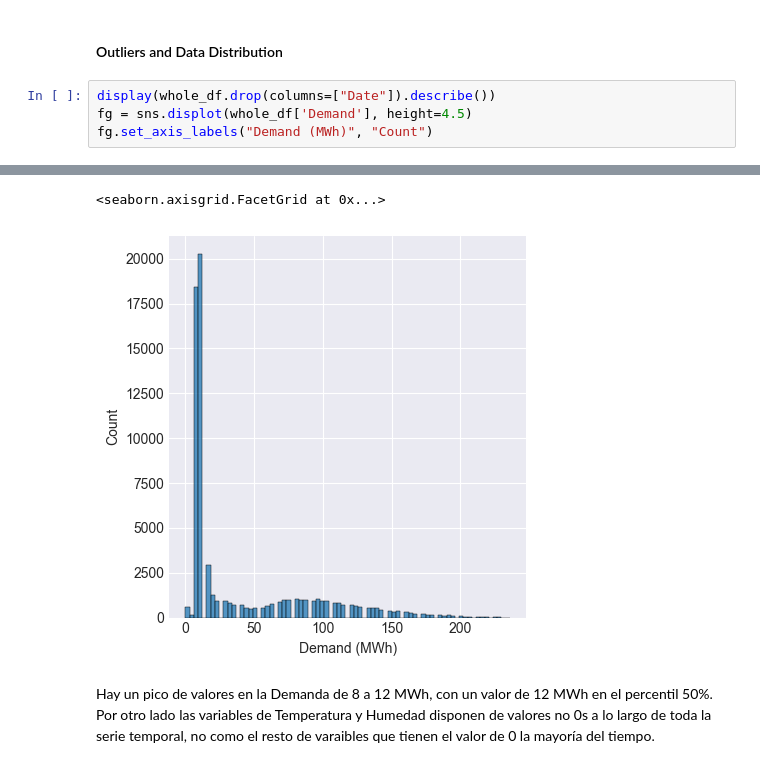
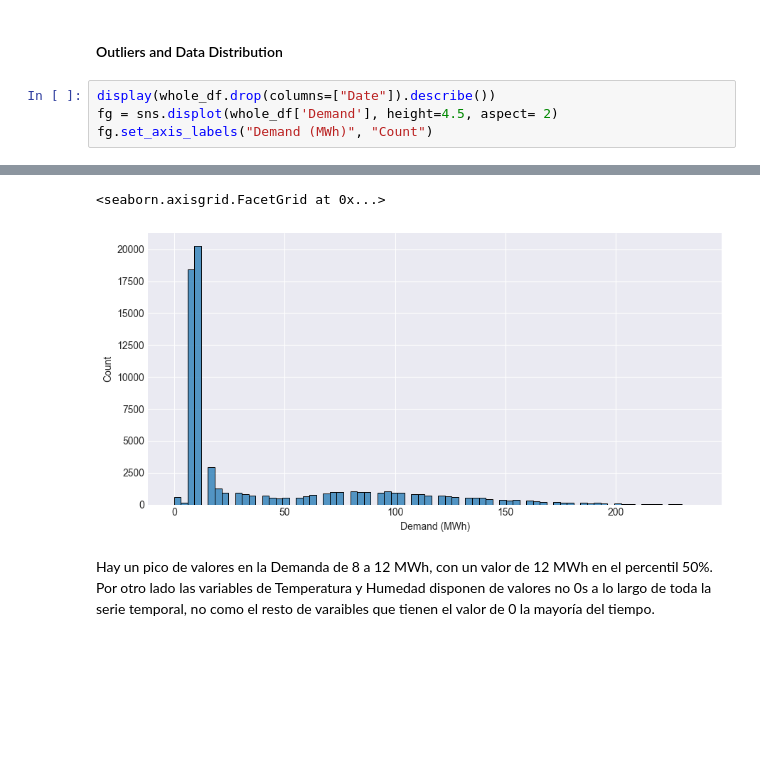
Before and after one commit to AFernandezBenages/WP4, a Jupyter notebook: code/datasets_preprocessing.ipynb, the cells around one changed output, grey strips where cells are left out. Cells and saved outputs as stored; diff of their text form; blank space fills up the shorter version.

Commit message:
add some plots

```diff
--- a/code/datasets_preprocessing.ipynb
+++ b/code/datasets_preprocessing.ipynb
@@ -166,20 +166,20 @@ display(whole_df.head(10))
 #### Outliers and Data Distribution
 # %%
 display(whole_df.drop(columns=["Date"]).describe())
-fg = sns.displot(whole_df['Demand'], height=4.5)
+fg = sns.displot(whole_df['Demand'], height=4.5, aspect= 2)
 fg.set_axis_labels("Demand (MWh)", "Count")
 # %% [output]
 |  | Demand | Temperature | Relative_Humidity | Precipitation_Total | Sunshine_Duration | Shortwave_Radiation | ... |
 | count | 70080.000000 | 70080.000000 | 70080.000000 | 70080.000000 | 70080.000000 | 70080.000000 | ... |
 | mean | 41.345091 | 16.932245 | 69.686658 | 0.060559 | 19.256275 | 193.724195 | ... |
 | std | 47.388407 | 6.350988 | 15.247045 | 0.398910 | 25.466023 | 260.813498 | ... |
 | min | 0.000000 | -0.547508 | 10.000000 | 0.000000 | 0.000000 | 0.000000 | ... |
 | 25% | 8.000000 | 12.092492 | 59.750000 | 0.000000 | 0.000000 | 0.000000 | ... |
 | 50% | 12.000000 | 16.617492 | 71.000000 | 0.000000 | 0.000000 | 23.362500 | ... |
 | 75% | 72.000000 | 22.342491 | 81.500000 | 0.000000 | 51.223405 | 359.560000 | ... |
 | max | 236.000000 | 35.482494 | 100.000000 | 13.500000 | 60.000000 | 922.930000 | ... |
 <seaborn.axisgrid.FacetGrid at 0x...>
-[figure, old version]
+[figure, new version]
 # %% [markdown]
 Hay un pico de valores en la Demanda de 8 a 12 MWh, con un valor de 12 MWh en el percentil 50%. Por otro lado las variables de Temperatura y Humedad disponen de valores no 0s a lo largo de toda la serie temporal, no como el resto de varaibles que tienen el valor de 0 la mayoría del tiempo.
 # %%
```
Also changed, not shown: parts of 8 cells of this notebook.
